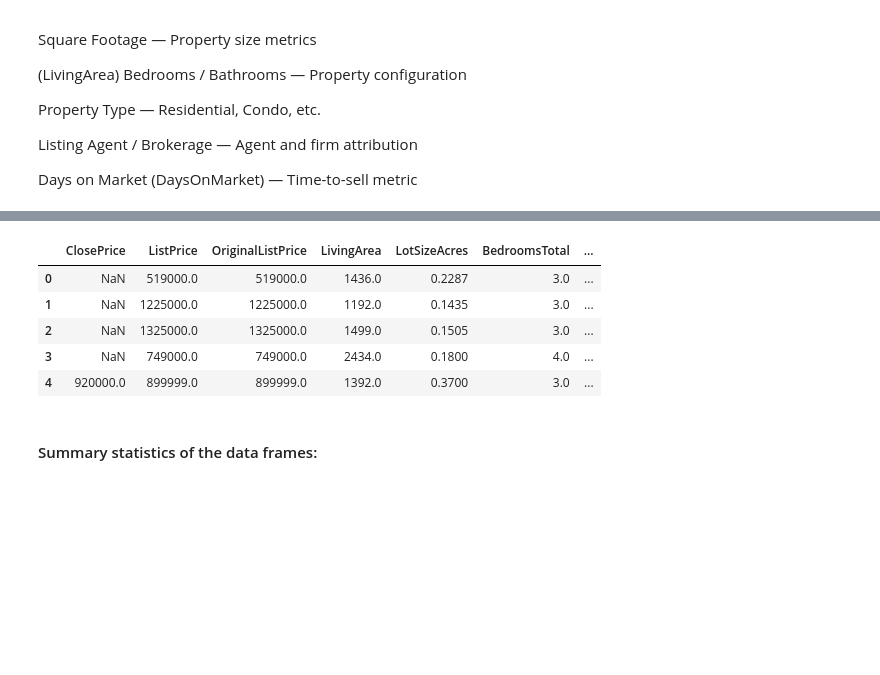
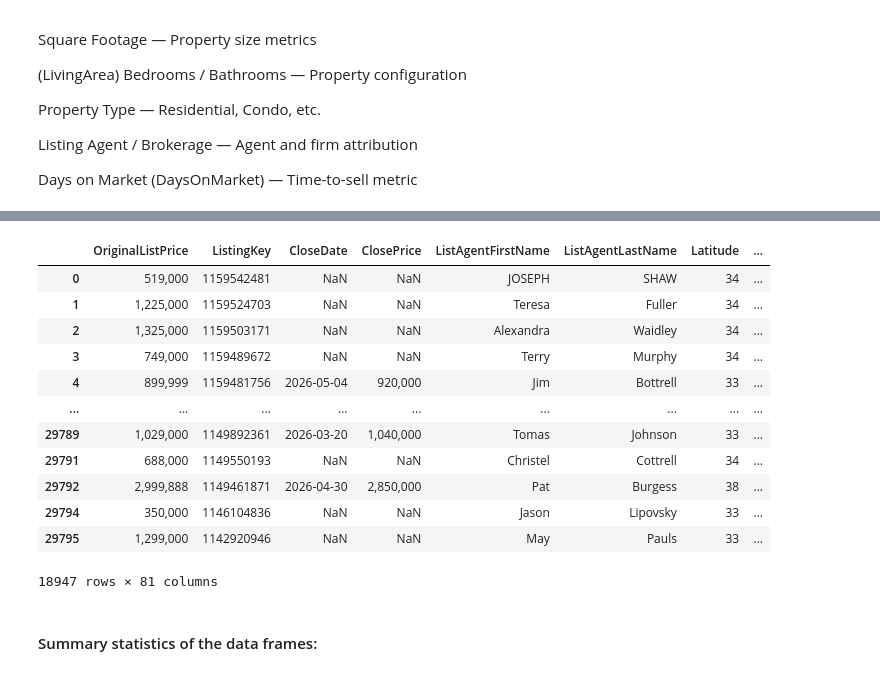
Before and after one commit to DeeptiKhetan/idx-data-analyst, a Jupyter notebook: analysis.ipynb, the cells around one changed output, grey strips where cells are left out. Cells and saved outputs as stored; diff of their text form; code cells hidden in the pictures; blank space fills up the shorter version.

```diff
--- a/analysis.ipynb
+++ b/analysis.ipynb
@@ -273,14 +279,20 @@ df_sold_new.head()
 # %%
-df_listing_new= df_listings_residential[["ClosePrice", "ListPrice", "OriginalListPrice", "LivingArea",
-                                   "LotSizeAcres", "BedroomsTotal", "BathroomsTotalInteger", "DaysOnMarket", "YearBuilt","CloseDate", "ListingContractDate", "ListingId"]].copy()
-df_listing_new.head()
+df_listing_new= df_listings_residential.copy()
+df_listing_new
 # %% [output]
-|  | ClosePrice | ListPrice | OriginalListPrice | LivingArea | LotSizeAcres | BedroomsTotal | ... |
-| 0 | NaN | 519000.0 | 519000.0 | 1436.0 | 0.2287 | 3.0 | ... |
-| 1 | NaN | 1225000.0 | 1225000.0 | 1192.0 | 0.1435 | 3.0 | ... |
-| 2 | NaN | 1325000.0 | 1325000.0 | 1499.0 | 0.1505 | 3.0 | ... |
-| 3 | NaN | 749000.0 | 749000.0 | 2434.0 | 0.1800 | 4.0 | ... |
-| 4 | 920000.0 | 899999.0 | 899999.0 | 1392.0 | 0.3700 | 3.0 | ... |
+|  | OriginalListPrice | ListingKey | CloseDate | ClosePrice | ListAgentFirstName | ListAgentLastName | Latitude | ... |
+| 0 | 519,000 | 1159542481 | NaN | NaN | JOSEPH | SHAW | 34 | ... |
+| 1 | 1,225,000 | 1159524703 | NaN | NaN | Teresa | Fuller | 34 | ... |
+| 2 | 1,325,000 | 1159503171 | NaN | NaN | Alexandra | Waidley | 34 | ... |
+| 3 | 749,000 | 1159489672 | NaN | NaN | Terry | Murphy | 34 | ... |
+| 4 | 899,999 | 1159481756 | 2026-05-04 | 920,000 | Jim | Bottrell | 33 | ... |
+| ... | ... | ... | ... | ... | ... | ... | ... | ... |
+| 29789 | 1,029,000 | 1149892361 | 2026-03-20 | 1,040,000 | Tomas | Johnson | 33 | ... |
+| 29791 | 688,000 | 1149550193 | NaN | NaN | Christel | Cottrell | 34 | ... |
+| 29792 | 2,999,888 | 1149461871 | 2026-04-30 | 2,850,000 | Pat | Burgess | 38 | ... |
+| 29794 | 350,000 | 1146104836 | NaN | NaN | Jason | Lipovsky | 33 | ... |
+| 29795 | 1,299,000 | 1142920946 | NaN | NaN | May | Pauls | 33 | ... |
+18947 rows × 81 columns
 # %%
 # Convert to datetime (important if it's currently a string)
 df_listing_new["ListingContractDate"] = pd.to_datetime(df_listing_new["ListingContractDate"])
```
Also changed, not shown: parts of 23 cells of this notebook.
